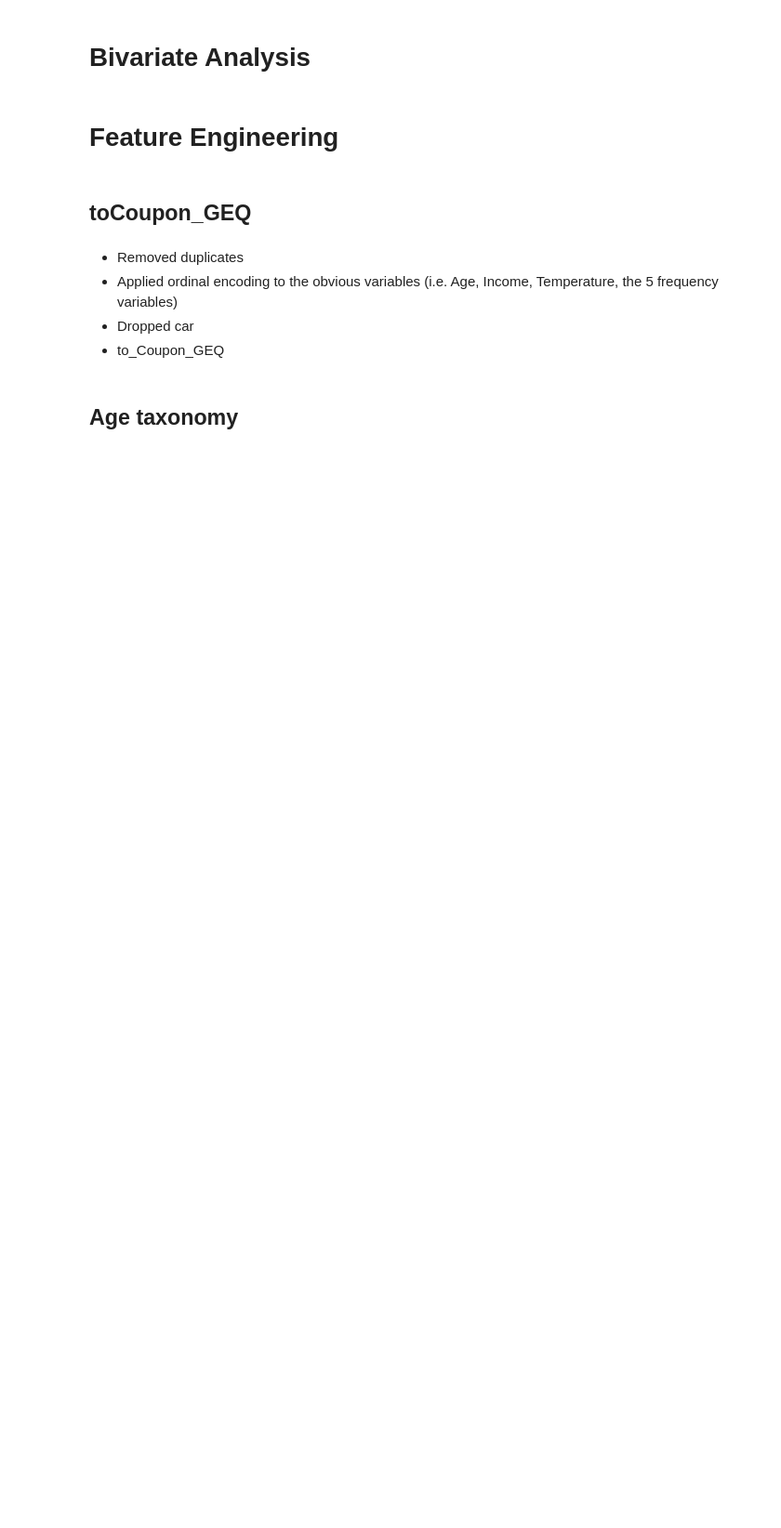
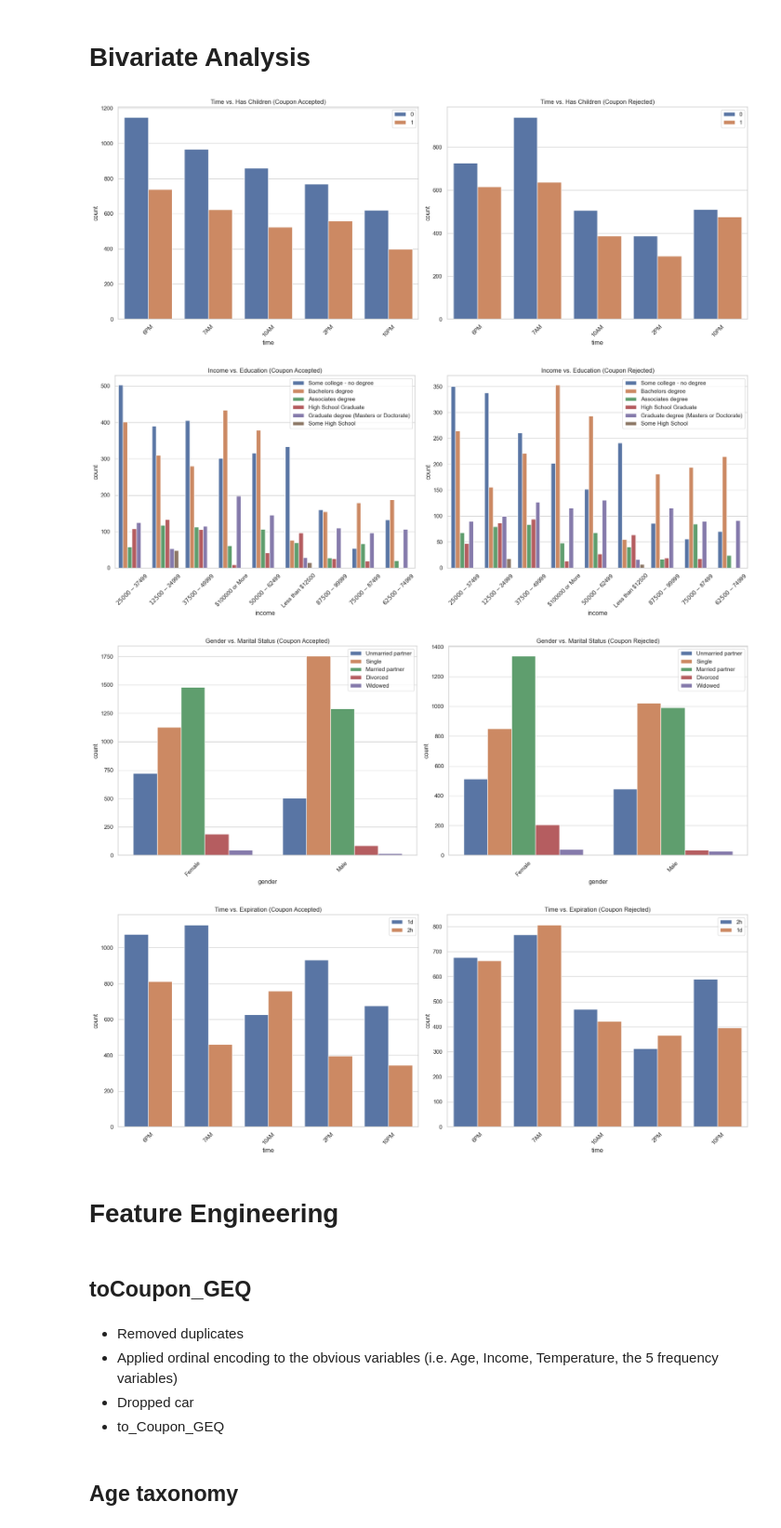
Before and after one commit to leobt23/Data_Mining, a Jupyter notebook: 1_eda/malta.ipynb, the cells around one changed output. Shown at 93% size. Cells and saved outputs as stored; diff of their text form; code cells hidden in the pictures; blank space fills up the shorter version.

```diff
--- a/1_eda/malta.ipynb
+++ b/1_eda/malta.ipynb
@@ -56,5 +152,43 @@ def drop_columns(df: pd.DataFrame):
 # %% [markdown]
 # Bivariate Analysis
+# %%
+# Function to plot side-by-side comparisons
+def plot_bivariate_side_by_side(data, x_var, hue_var, title):
+    plt.figure(figsize=(18, 7))
+
+    # Acceptance
+    plt.subplot(1, 2, 1)
+    sns.countplot(data=data[data['Y'] == 1], x=x_var, hue=hue_var, order=data[x_var].value_counts().index)
+    plt.title(f'{title} (Coupon Accepted)')
+    plt.legend(loc='upper right')
+    plt.xticks(rotation=45)
+
+    # Rejection
+    plt.subplot(1, 2, 2)
+    sns.countplot(data=data[data['Y'] == 0], x=x_var, hue=hue_var, order=data[x_var].value_counts().index)
+    plt.title(f'{title} (Coupon Rejected)')
+    plt.legend(loc='upper right')
+    plt.xticks(rotation=45)
+
+    plt.tight_layout()
+    plt.show()
+
+# 1. Time and Has_Children
+plot_bivariate_side_by_side(data, 'time', 'has_children', 'Time vs. Has Children')
+
+# 2. Income and Education
+plot_bivariate_side_by_side(data, 'income', 'education', 'Income vs. Education')
+
+# 3. Gender and Marital Status
+plot_bivariate_side_by_side(data, 'gender', 'maritalStatus', 'Gender vs. Marital Status')
+
+# 4. Time and Expiration
+plot_bivariate_side_by_side(data, 'time', 'expiration', 'Time vs. Expiration')
+# %% [output]
+[figure, added]
+[figure, added]
+[figure, added]
+[figure, added]
 # %% [markdown]
 # Feature Engineering
 # %% [markdown]
```
Also changed, not shown: parts of 5 cells of this notebook.
